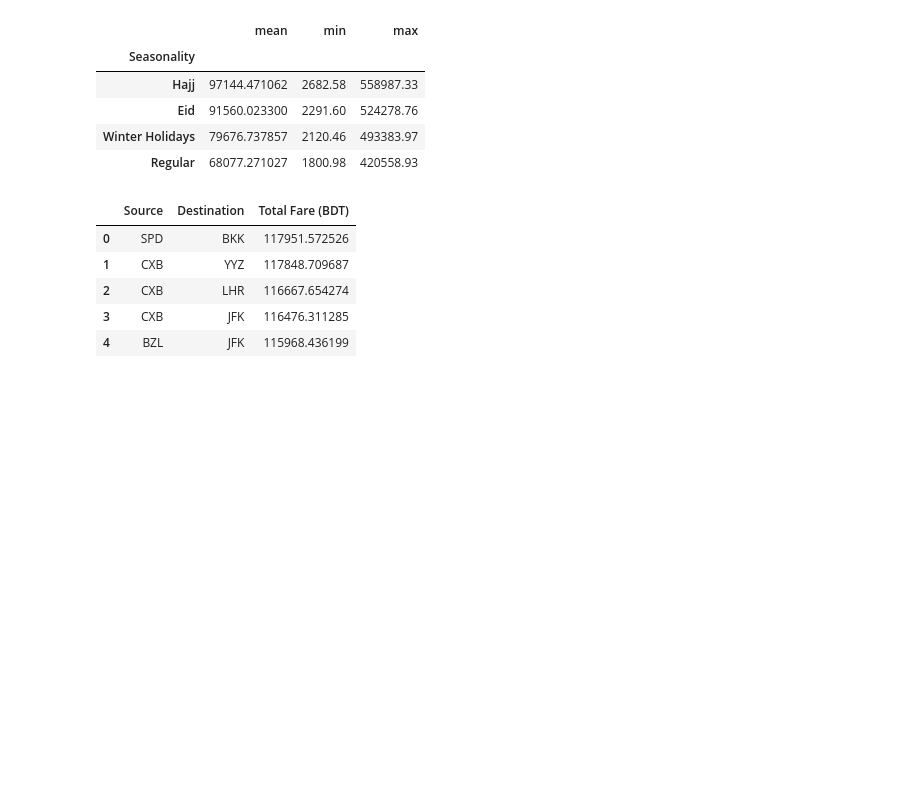
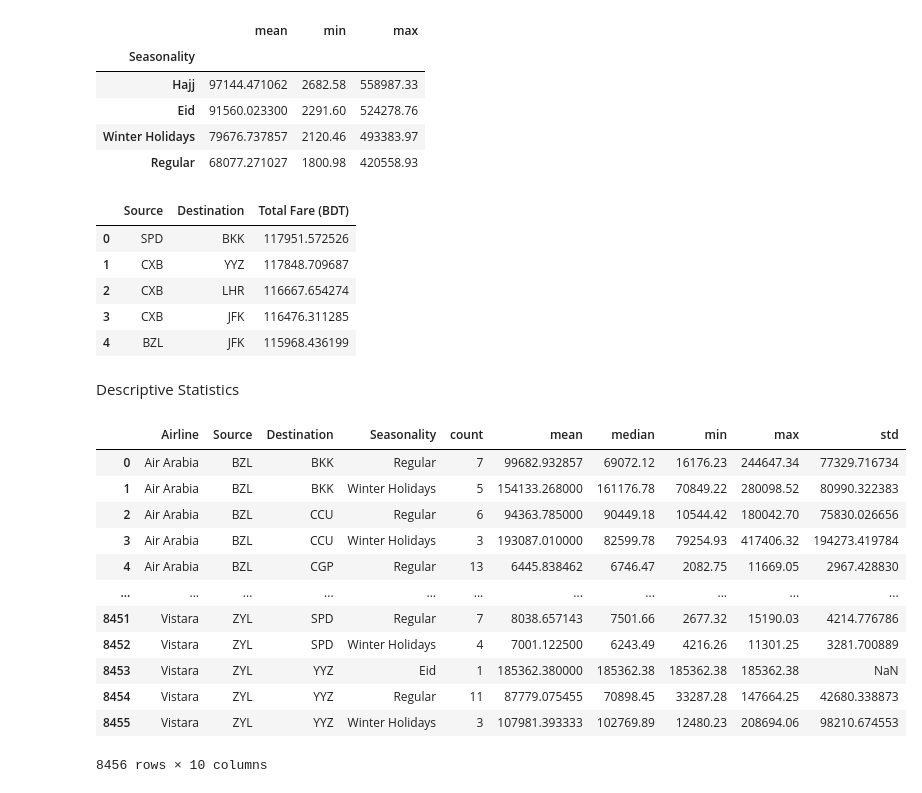
Before and after one commit to Richard-Sarfo/Flight_Price_Prediction, a Jupyter notebook: notebook.ipynb, the cells around one changed output. Saved outputs shown, nothing was run; the diff lists cells and outputs as text; code cells hidden in the pictures; blank space fills up the shorter version.

```diff
--- a/notebook.ipynb
+++ b/notebook.ipynb
@@ -177,3 +178,21 @@ top_expensive_routes(df)
 | 2 | CXB | LHR | 116667.654274 |
 | 3 | CXB | JFK | 116476.311285 |
 | 4 | BZL | JFK | 115968.436199 |
+# %% [markdown]
+Descriptive Statistics
+# %%
+summarize_fares(df, group_cols=['Airline','Source', 'Destination','Seasonality'])
+# %% [output]
+|  | Airline | Source | Destination | Seasonality | count | mean | median | min | max | std |
+| 0 | Air Arabia | BZL | BKK | Regular | 7 | 99682.932857 | 69072.12 | 16176.23 | 244647.34 | 77329.716734 |
+| 1 | Air Arabia | BZL | BKK | Winter Holidays | 5 | 154133.268000 | 161176.78 | 70849.22 | 280098.52 | 80990.322383 |
+| 2 | Air Arabia | BZL | CCU | Regular | 6 | 94363.785000 | 90449.18 | 10544.42 | 180042.70 | 75830.026656 |
+| 3 | Air Arabia | BZL | CCU | Winter Holidays | 3 | 193087.010000 | 82599.78 | 79254.93 | 417406.32 | 194273.419784 |
+| 4 | Air Arabia | BZL | CGP | Regular | 13 | 6445.838462 | 6746.47 | 2082.75 | 11669.05 | 2967.428830 |
+| ... | ... | ... | ... | ... | ... | ... | ... | ... | ... | ... |
+| 8451 | Vistara | ZYL | SPD | Regular | 7 | 8038.657143 | 7501.66 | 2677.32 | 15190.03 | 4214.776786 |
+| 8452 | Vistara | ZYL | SPD | Winter Holidays | 4 | 7001.122500 | 6243.49 | 4216.26 | 11301.25 | 3281.700889 |
+| 8453 | Vistara | ZYL | YYZ | Eid | 1 | 185362.380000 | 185362.38 | 185362.38 | 185362.38 | NaN |
+| 8454 | Vistara | ZYL | YYZ | Regular | 11 | 87779.075455 | 70898.45 | 33287.28 | 147664.25 | 42680.338873 |
+| 8455 | Vistara | ZYL | YYZ | Winter Holidays | 3 | 107981.393333 | 102769.89 | 12480.23 | 208694.06 | 98210.674553 |
+8456 rows × 10 columns
```
Also changed, not shown: parts of 5 cells of this notebook, 1 other file.
